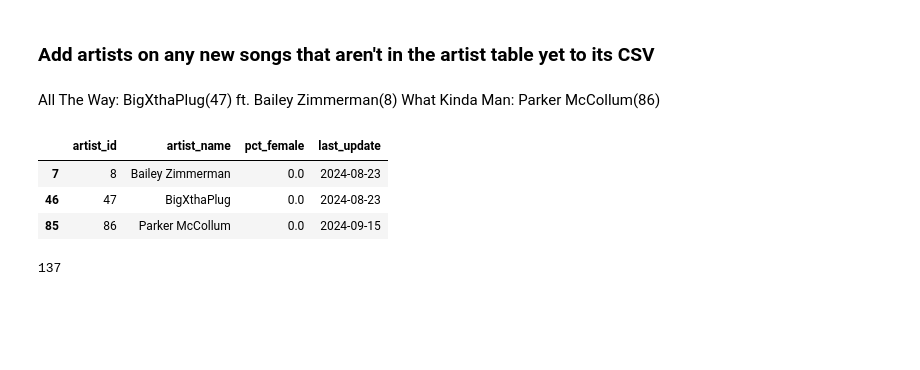
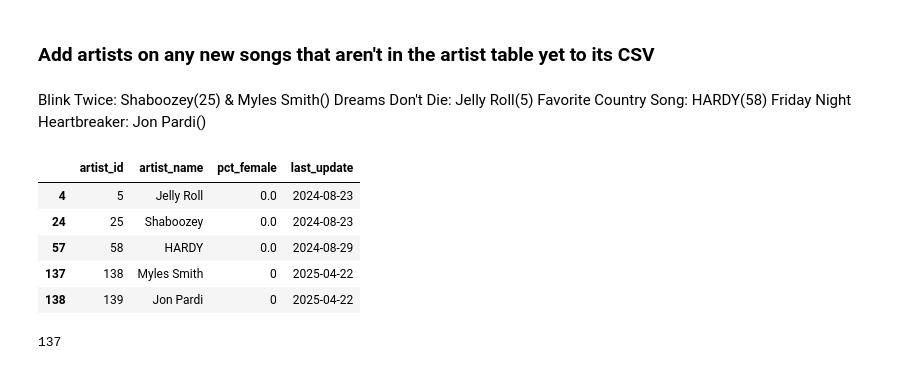
Before and after one commit to jwmanahan/billboard, a Jupyter notebook: add_new_week.ipynb, the cells around one changed output. Saved outputs shown, nothing was run; the diff lists cells and outputs as text; code cells hidden in the pictures; blank space fills up the shorter version.

```diff
--- a/add_new_week.ipynb
+++ b/add_new_week.ipynb
@@ -145,22 +145,28 @@ print(list(new_song_to_rank.keys()))
 # %% [markdown]
 ### Add artists on any new songs that aren't in the artist table yet to its CSV
 # %% [markdown]
-All The Way: BigXthaPlug(47) ft. Bailey Zimmerman(8)
-What Kinda Man: Parker McCollum(86)
+Blink Twice: Shaboozey(25) & Myles Smith()
+Dreams Don't Die: Jelly Roll(5)
+Favorite Country Song: HARDY(58)
+Friday Night Heartbreaker: Jon Pardi()
 # %%
 df_artist = pd.read_csv('source_data/artist.csv')
 # %%
 new_song_artists = [
-    'BigXthaPlug'
-    , 'Bailey Zimmerman'
-    , 'Parker McCollum'
+    'Shaboozey'
+    , 'Myles Smith'
+    , 'Jelly Roll'
+    , 'HARDY'
+    , 'Jon Pardi'
 ]
 df_artist[df_artist['artist_name'].isin(new_song_artists)]
 # %% [output]
 |  | artist_id | artist_name | pct_female | last_update |
-| 7 | 8 | Bailey Zimmerman | 0.0 | 2024-08-23 |
-| 46 | 47 | BigXthaPlug | 0.0 | 2024-08-23 |
-| 85 | 86 | Parker McCollum | 0.0 | 2024-09-15 |
+| 4 | 5 | Jelly Roll | 0.0 | 2024-08-23 |
+| 24 | 25 | Shaboozey | 0.0 | 2024-08-23 |
+| 57 | 58 | HARDY | 0.0 | 2024-08-29 |
+| 137 | 138 | Myles Smith | 0 | 2025-04-22 |
+| 138 | 139 | Jon Pardi | 0 | 2025-04-22 |
 # %%
 df_artist['artist_id'].max()
 # %% [output]
```
Also changed, not shown: parts of 26 cells of this notebook, 5 other files.
